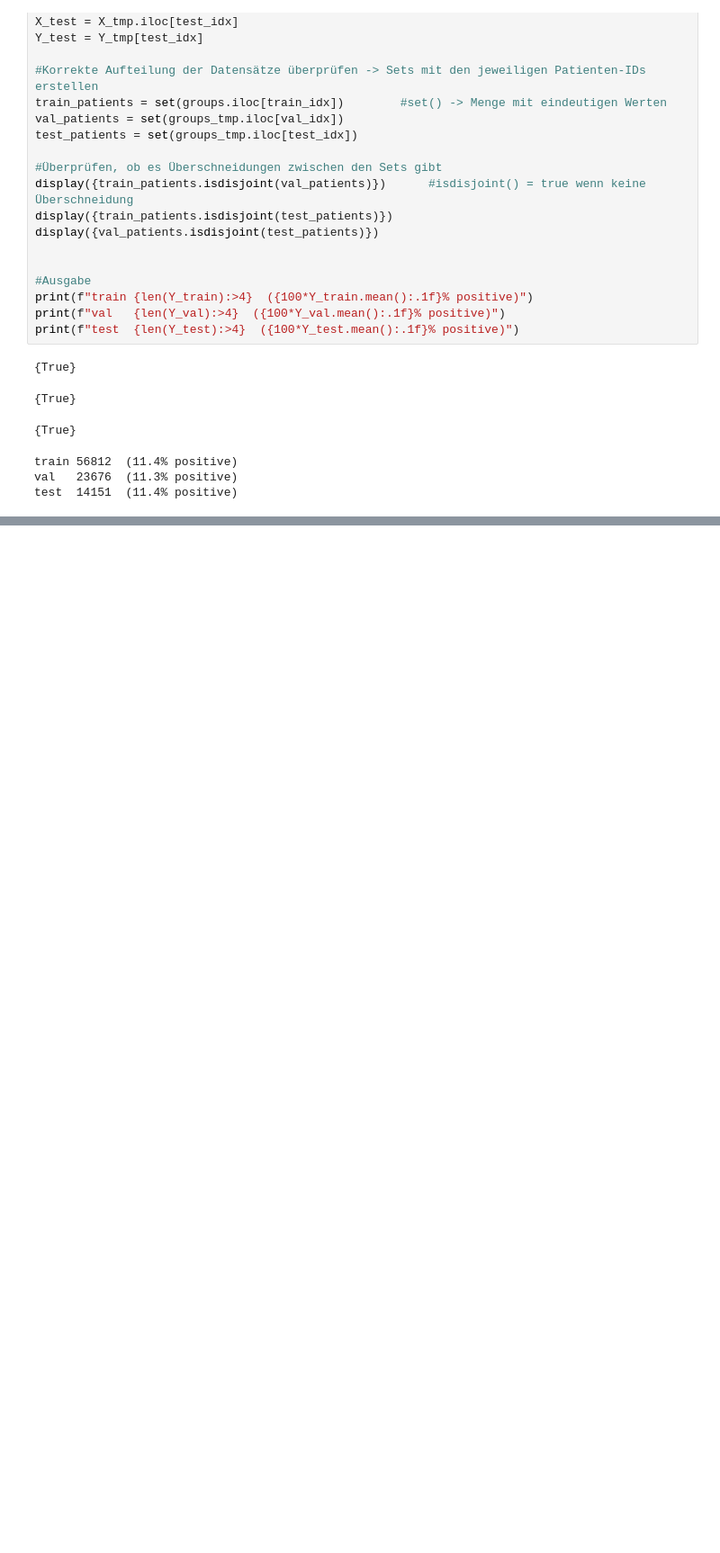
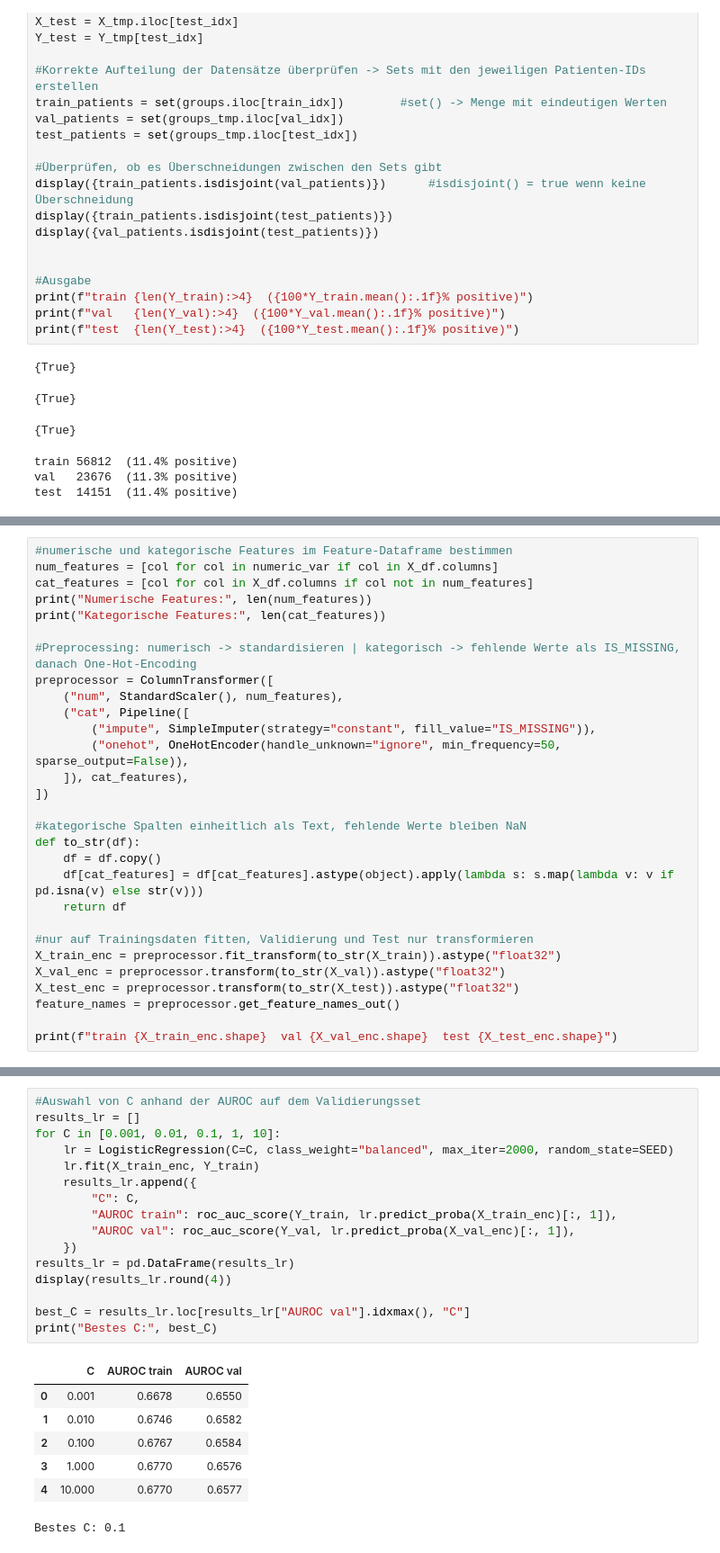
Before and after one commit to Marcinho2107/KIGW, a Jupyter notebook: ue1/ue1_elbischger_krauss.ipynb, the cells around one changed output, grey strips where cells are left out. Shown at 90% size. Saved outputs shown, nothing was run; the diff lists cells and outputs as text; blank space fills up the shorter version.

```diff
--- a/ue1/ue1_elbischger_krauss.ipynb
+++ b/ue1/ue1_elbischger_krauss.ipynb
@@ -582,0 +586,29 @@ test  14151  (11.4% positive)
+# %%
+#numerische und kategorische Features im Feature-Dataframe bestimmen
+num_features = [col for col in numeric_var if col in X_df.columns]
+cat_features = [col for col in X_df.columns if col not in num_features]
+print("Numerische Features:", len(num_features))
+print("Kategorische Features:", len(cat_features))
+
+#Preprocessing: numerisch -> standardisieren | kategorisch -> fehlende Werte als IS_MISSING, danach One-Hot-Encoding
+preprocessor = ColumnTransformer([
+    ("num", StandardScaler(), num_features),
+    ("cat", Pipeline([
+        ("impute", SimpleImputer(strategy="constant", fill_value="IS_MISSING")),
+        ("onehot", OneHotEncoder(handle_unknown="ignore", min_frequency=50, sparse_output=False)),
+    ]), cat_features),
+])
+
+#kategorische Spalten einheitlich als Text, fehlende Werte bleiben NaN
+def to_str(df):
+    df = df.copy()
+    df[cat_features] = df[cat_features].astype(object).apply(lambda s: s.map(lambda v: v if pd.isna(v) else str(v)))
+    return df
+
+#nur auf Trainingsdaten fitten, Validierung und Test nur transformieren
+X_train_enc = preprocessor.fit_transform(to_str(X_train)).astype("float32")
+X_val_enc = preprocessor.transform(to_str(X_val)).astype("float32")
+X_test_enc = preprocessor.transform(to_str(X_test)).astype("float32")
+feature_names = preprocessor.get_feature_names_out()
+
+print(f"train {X_train_enc.shape}  val {X_val_enc.shape}  test {X_test_enc.shape}")
@@ -582,0 +624,24 @@ test  14151  (11.4% positive)
+# %%
+#Auswahl von C anhand der AUROC auf dem Validierungsset
+results_lr = []
+for C in [0.001, 0.01, 0.1, 1, 10]:
+    lr = LogisticRegression(C=C, class_weight="balanced", max_iter=2000, random_state=SEED)
+    lr.fit(X_train_enc, Y_train)
+    results_lr.append({
+        "C": C,
+        "AUROC train": roc_auc_score(Y_train, lr.predict_proba(X_train_enc)[:, 1]),
+        "AUROC val": roc_auc_score(Y_val, lr.predict_proba(X_val_enc)[:, 1]),
+    })
+results_lr = pd.DataFrame(results_lr)
+display(results_lr.round(4))
+
+best_C = results_lr.loc[results_lr["AUROC val"].idxmax(), "C"]
+print("Bestes C:", best_C)
+# %% [output]
+|  | C | AUROC train | AUROC val |
+| 0 | 0.001 | 0.6678 | 0.6550 |
+| 1 | 0.010 | 0.6746 | 0.6582 |
+| 2 | 0.100 | 0.6767 | 0.6584 |
+| 3 | 1.000 | 0.6770 | 0.6576 |
+| 4 | 10.000 | 0.6770 | 0.6577 |
+Bestes C: 0.1
```
Also changed, not shown: parts of 8 cells of this notebook.
